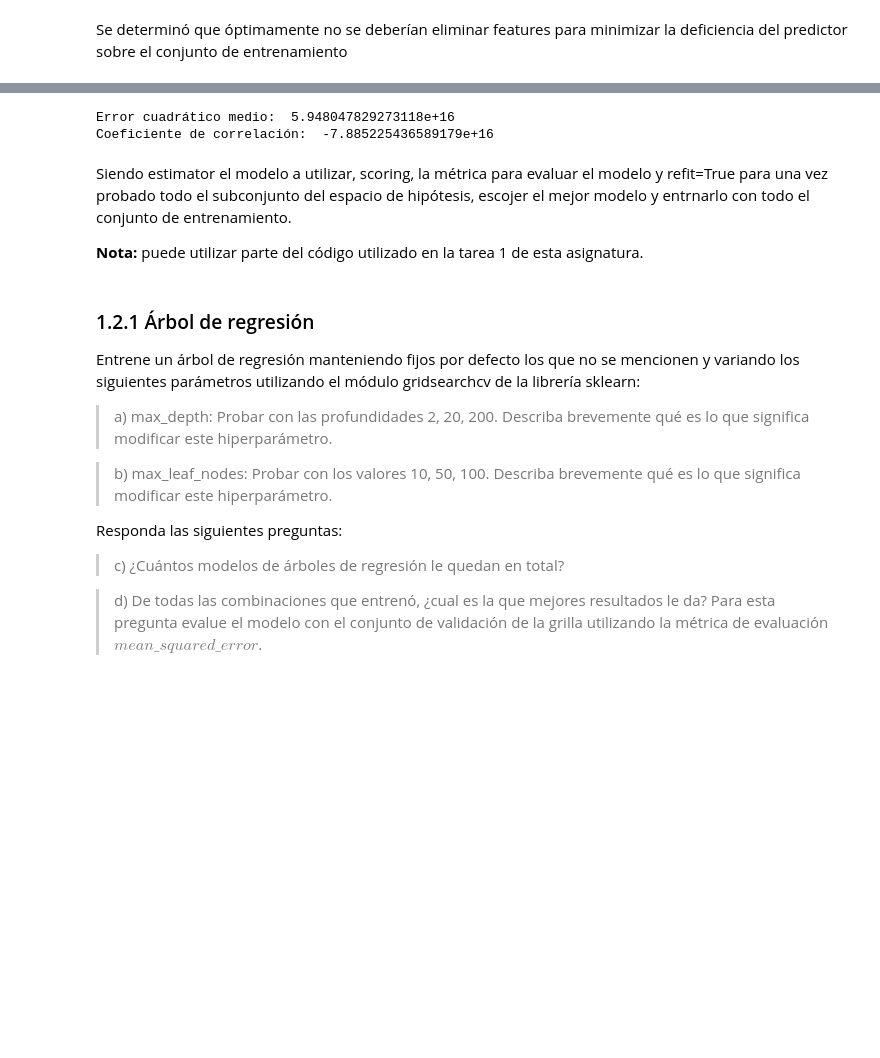
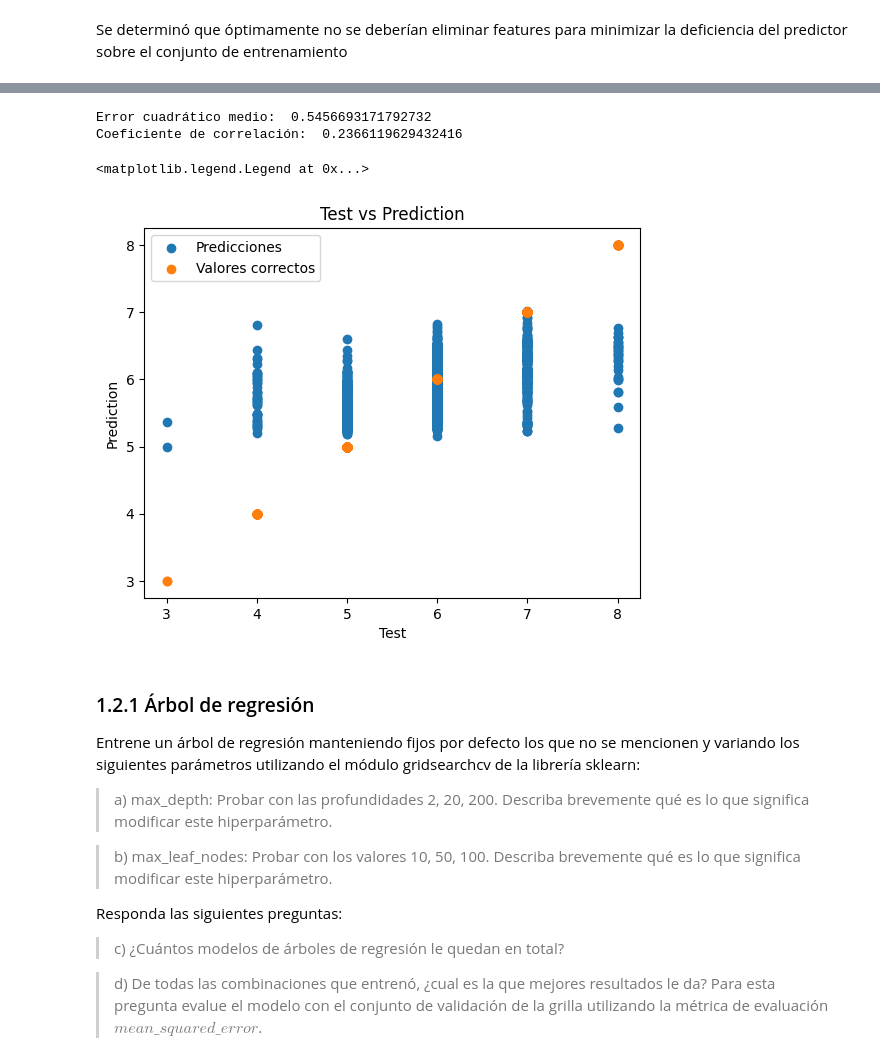
Before and after one commit to Nicolas-brj/Tarea2_INF398, a Jupyter notebook: Enunciado_Tarea_2.ipynb, the cells around one changed output, grey strips where cells are left out. Saved outputs shown, nothing was run; the diff lists cells and outputs as text; code cells hidden in the pictures; blank space fills up the shorter version.

```diff
--- a/Enunciado_Tarea_2.ipynb
+++ b/Enunciado_Tarea_2.ipynb
@@ -400,7 +446,7 @@ cv_folds=KFold(n_splits=5, shuffle=True)
 estimator = SGDRegressor(loss='squared_error',
                    penalty='l2', # regularization therm
                    alpha=0.0001, # regularization coeficient
-                   max_iter=500, #epochs
+                   max_iter=1000, #epochs
                    tol=0.001,
                    shuffle=True,
                    learning_rate='invscaling', # type of lr
@@ -421,9 +467,21 @@ hypereg = GridSearchCV(estimator,
              verbose=0,
             )
 # hypereg.fit(A_X_train, A_y_train.ravel())
+low_bound = float('inf')
 
 # Fit the data to perform grid search
-for n in range(A_X.shape[1]-1):
-    B_X, B_y, B_X_train, B_X_test, B_y_train, B_y_test = B_set(A_X,A_y, n)
+for n in range(X.shape[1]-1):
+    B_X, B_y, B_X_train, B_X_test, B_y_train, B_y_test = B_set(X,y, n)
     hypereg.fit(B_X_train, B_y_train.ravel())
+    if hypereg.best_score_< low_bound:
+        low_bound = hypereg.best_score_
+        n_sel = n
+        B_X_sel = B_X
+        B_y_sel = B_y
+        B_X_train_sel = B_X_train
+        B_X_test_sel = B_X_test
+        B_y_train_sel = B_y_train
+        B_y_test_sel = B_y_test
+print(n_sel)
+hypereg.fit(B_X_train_sel, B_y_train_sel.ravel())
 # %% [output]
@@ -441,58 +496,24 @@ GridSearchCV(cv=KFold(n_splits=5, random_state=None, shuffle=True),
-# %%
-
-y_pred_reg = hypereg.predict(A_X_train)
-# y_pred_reg = y_scaler.inverse_transform(y_pred_reg)
-mse_reg = mean_squared_error(A_y_train, y_pred_reg)
-r2_reg = r2_score(A_y_train,y_pred_reg)
-print('Error cuadrático medio: ', mse_reg)
-print('Coeficiente de correlación: ', r2_reg)
-# %% [output]
-Error cuadrático medio:  5.948047829273118e+16
-Coeficiente de correlación:  -7.885225436589179e+16
 # %%
+y_pred_sel = hypereg.predict(B_X_test_sel)
 
-
-# Access the best hyperparameters and the best score
-best_params = grid_search.best_params_
-best_score = grid_search.best_score_
-
-# Print the best hyperparameters and the best score
-print("Best Hyperparameters:", best_params)
-print("Best Score (MSE):", best_score)
-
-
-
-pd.DataFrame(hypereg.cv_results_)
-
-print(hypereg.best_params_)
-
-
-X_test.head()
-y_pred_reg = hypereg.predict(X_test)
-y_pred_reg = y_scaler.inverse_transform(y_pred_reg.reshape(-1,1))
-
-
-mse_reg = mean_squared_error(y_test, y_pred_reg)
-r2_reg = r2_score(y_test,y_pred_reg)
+mse_reg = mean_squared_error(B_y_test_sel, y_pred_sel)
+r2_reg = r2_score(B_y_test_sel,y_pred_sel)
 print('Error cuadrático medio: ', mse_reg)
 print('Coeficiente de correlación: ', r2_reg)
 
 
-
 plt.figure()
-plt.scatter(y_test, y_pred_reg, label='Predicciones')
-plt.scatter(y_test, y_test, label='Valores correctos')
+plt.scatter(B_y_test_sel, y_pred_sel, label='Predicciones')
+plt.scatter(B_y_test_sel, B_y_test_sel, label='Valores correctos')
 plt.xlabel('Test')
 plt.ylabel('Prediction')
 plt.title('Test vs Prediction')
 plt.legend()
-
-
-plt.show()
+# %% [output]
+Error cuadrático medio:  0.5456693171792732
+Coeficiente de correlación:  0.2366119629432416
+<matplotlib.legend.Legend at 0x...>
+[figure, added]
-# %% [markdown]
-Siendo estimator el modelo a utilizar, scoring, la métrica para evaluar el modelo y refit=True para una vez probado todo el subconjunto del espacio de hipótesis, escojer el mejor modelo y entrnarlo con todo el conjunto de entrenamiento.
-
-**Nota:** puede utilizar parte del código utilizado en la tarea 1 de esta asignatura.
 # %% [markdown]
 ### 1.2.1 Árbol de regresión
 
```
Also changed, not shown: parts of 13 cells of this notebook.
